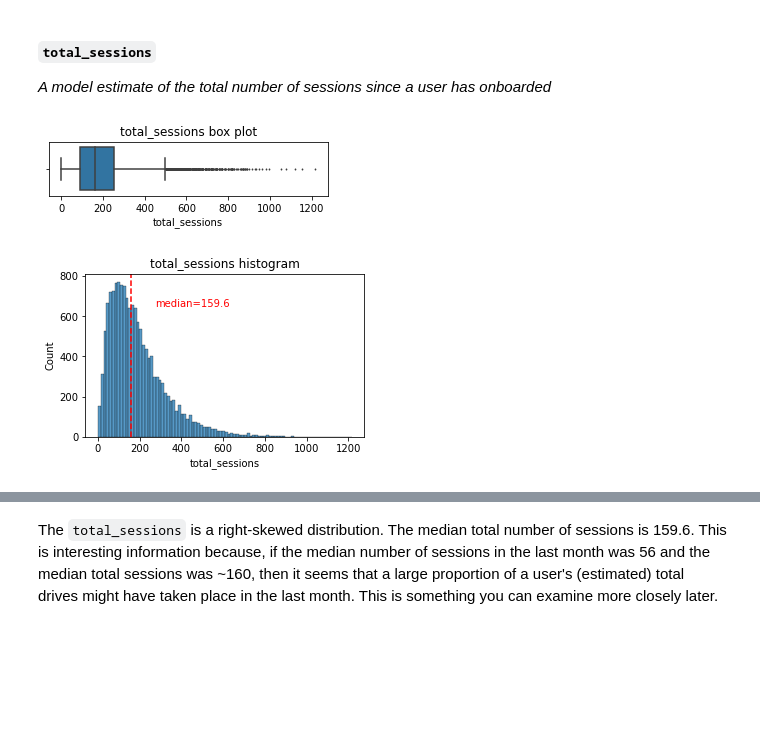
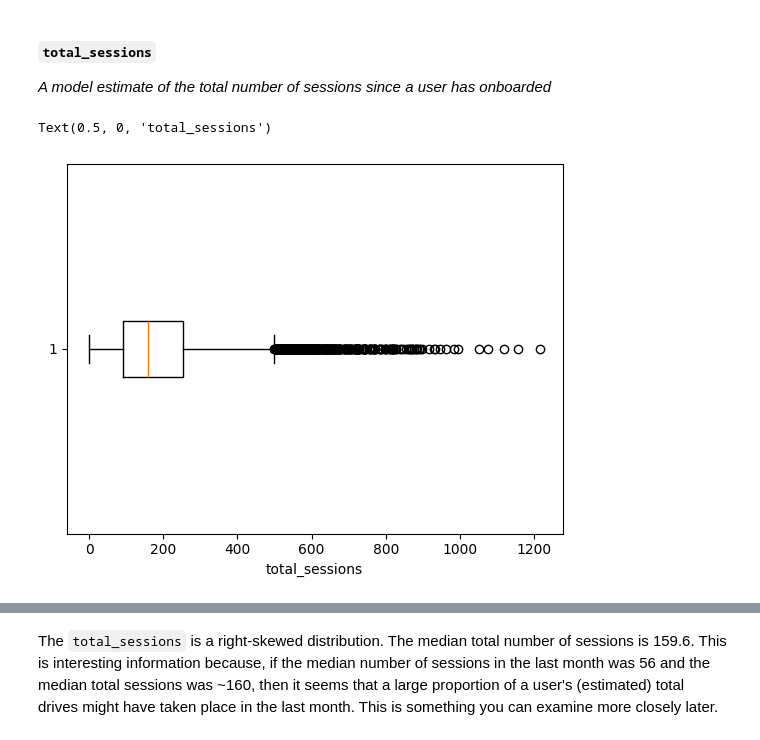
Before and after one commit to asuresh213/Data-Analytics-and-ML-with-torch, a Jupyter notebook: Google Adv Data Analytics - Capstone Project/Course 3 Waze project lab.ipynb, the cells around one changed output, grey strips where cells are left out. Saved outputs shown, nothing was run; the diff lists cells and outputs as text; code cells hidden in the pictures; blank space fills up the shorter version.

```diff
--- a/Google Adv Data Analytics - Capstone Project/Course 3 Waze project lab.ipynb
+++ b/Google Adv Data Analytics - Capstone Project/Course 3 Waze project lab.ipynb
@@ -205,13 +233,8 @@ The `drives` information follows a distribution similar to the `sessions` variab
 _A model estimate of the total number of sessions since a user has onboarded_
 # %%
 # Box plot
-plt.figure(figsize=(5,1))
-sns.boxplot(x=df['total_sessions'], fliersize=1)
-plt.title('total_sessions box plot');
+plt.boxplot(df["total_sessions"], vert=False)
+plt.xlabel("total_sessions")
 # %% [output]
+Text(0.5, 0, 'total_sessions')
-[figure, old version]
+[figure, new version]
-# %%
-# Histogram
-histogrammer('total_sessions')
-# %% [output]
-[figure, removed]
```
Also changed, not shown: parts of 49 cells of this notebook, 4 other files.
